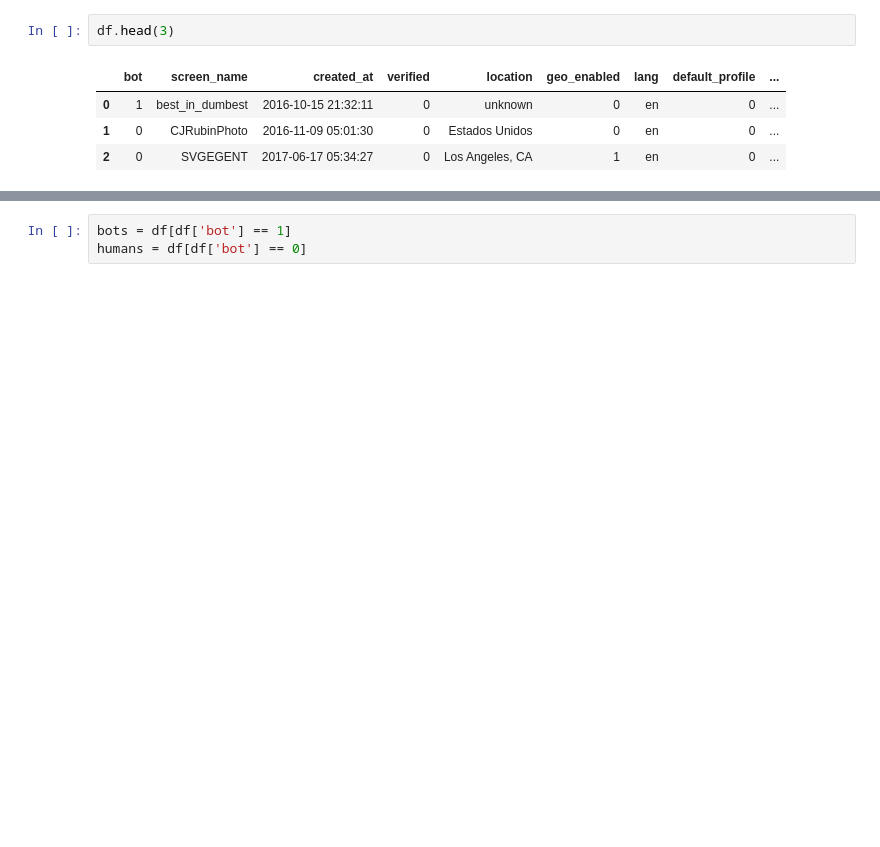
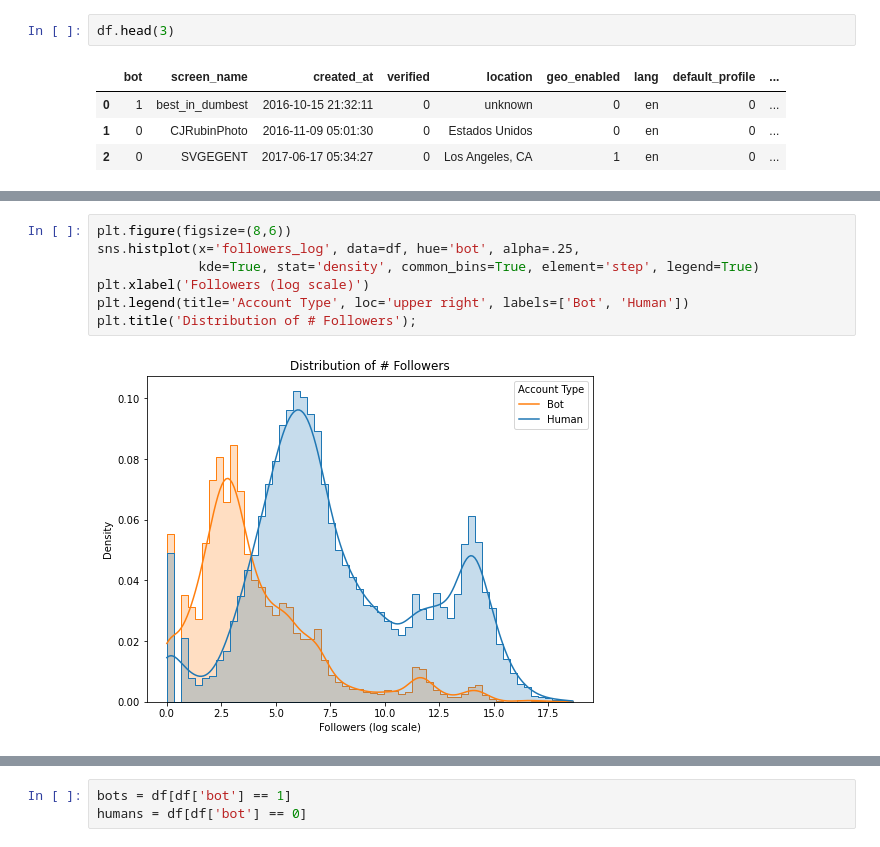
Before and after one commit to scrapfishies/twitter-bot-detection, a Jupyter notebook: intro_eda.ipynb, the cells around one changed output, grey strips where cells are left out. Saved outputs shown, nothing was run; the diff lists cells and outputs as text; blank space fills up the shorter version.

```diff
--- a/intro_eda.ipynb
+++ b/intro_eda.ipynb
@@ -68,0 +121,9 @@ plt.hist(df.account_age_days);
+# %%
+plt.figure(figsize=(8,6))
+sns.histplot(x='followers_log', data=df, hue='bot', alpha=.25,
+             kde=True, stat='density', common_bins=True, element='step', legend=True)
+plt.xlabel('Followers (log scale)')
+plt.legend(title='Account Type', loc='upper right', labels=['Bot', 'Human'])
+plt.title('Distribution of # Followers');
+# %% [output]
+[figure, added]
```
Also changed, not shown: parts of 48 cells of this notebook.
